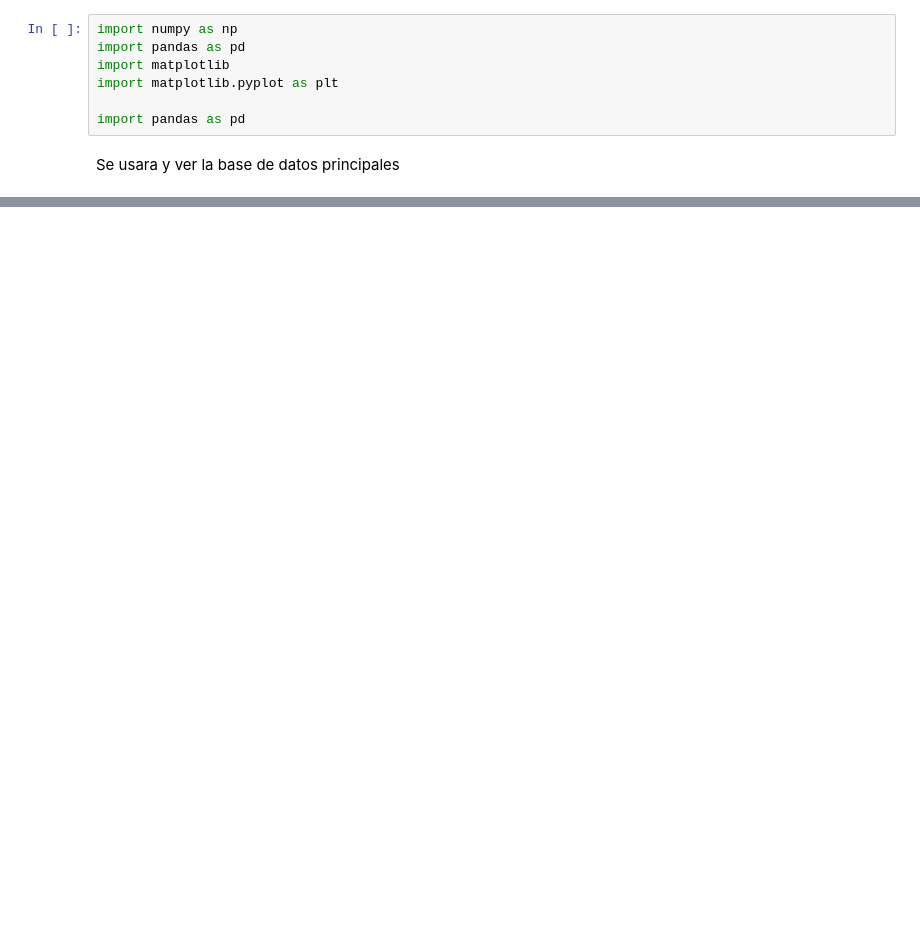
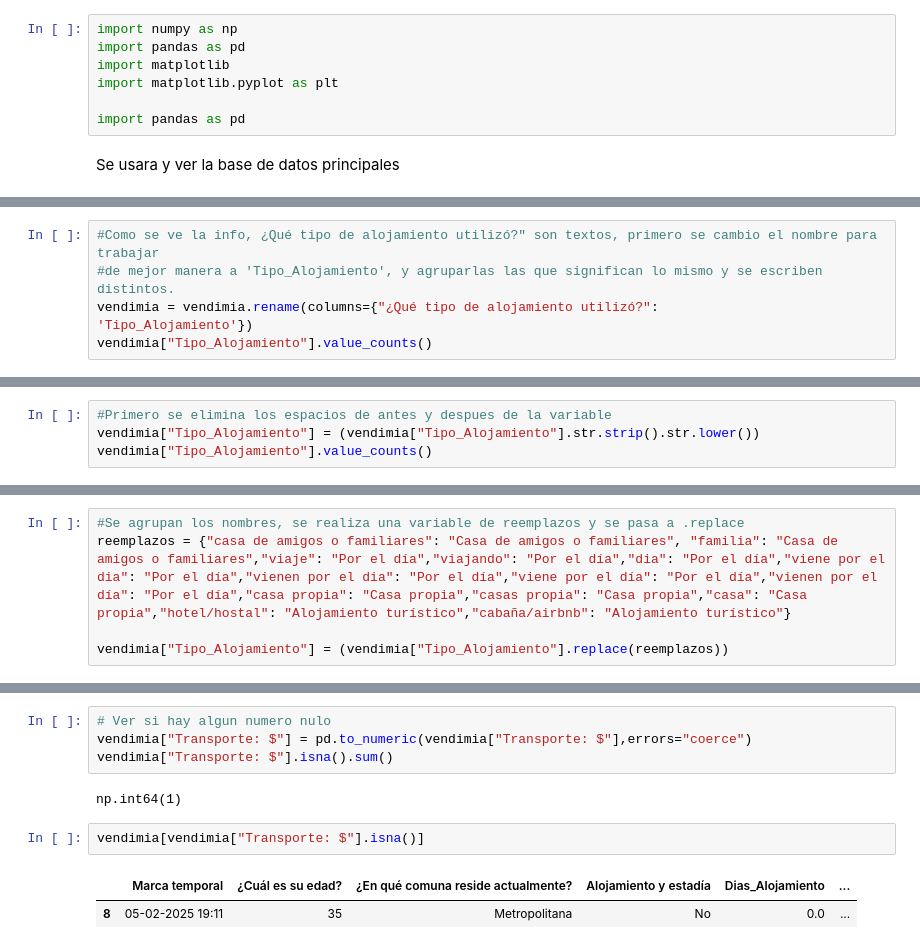
Before and after one commit to hmfc2/Proyect-EDA, a Jupyter notebook: Proyecto Capstone/EDA_encuesta_vendimia.ipynb, the cells around one changed output, grey strips where cells are left out. Drawn from its saved outputs; the diff is of its cells as text; blank space fills up the shorter version.

```diff
--- a/Proyecto Capstone/EDA_encuesta_vendimia.ipynb
+++ b/Proyecto Capstone/EDA_encuesta_vendimia.ipynb
@@ -458,0 +257,6 @@ print ("startup")
+# %%
+#Como se ve la info, ¿Qué tipo de alojamiento utilizó?" son textos, primero se cambio el nombre para trabajar
+#de mejor manera a 'Tipo_Alojamiento', y agruparlas las que significan lo mismo y se escriben distintos.
+vendimia = vendimia.rename(columns={"¿Qué tipo de alojamiento utilizó?":
+'Tipo_Alojamiento'})
+vendimia["Tipo_Alojamiento"].value_counts()
@@ -458,0 +283,4 @@ print ("startup")
+# %%
+#Primero se elimina los espacios de antes y despues de la variable
+vendimia["Tipo_Alojamiento"] = (vendimia["Tipo_Alojamiento"].str.strip().str.lower())
+vendimia["Tipo_Alojamiento"].value_counts()
@@ -458,0 +303,5 @@ print ("startup")
+# %%
+#Se agrupan los nombres, se realiza una variable de reemplazos y se pasa a .replace
+reemplazos = {"casa de amigos o familiares": "Casa de amigos o familiares", "familia": "Casa de amigos o familiares","viaje": "Por el día","viajando": "Por el día","dia": "Por el día","viene por el dia": "Por el día","vienen por el dia": "Por el día","viene por el día": "Por el día","vienen por el día": "Por el día","casa propia": "Casa propia","casas propia": "Casa propia","casa": "Casa propia","hotel/hostal": "Alojamiento turístico","cabaña/airbnb": "Alojamiento turístico"}
+
+vendimia["Tipo_Alojamiento"] = (vendimia["Tipo_Alojamiento"].replace(reemplazos))
@@ -458,0 +346,11 @@ print ("startup")
+# %%
+# Ver si hay algun numero nulo
+vendimia["Transporte: $"] = pd.to_numeric(vendimia["Transporte: $"],errors="coerce")
+vendimia["Transporte: $"].isna().sum()
+# %% [output]
+np.int64(1)
+# %%
+vendimia[vendimia["Transporte: $"].isna()]
+# %% [output]
+|  | Marca temporal | ¿Cuál es su edad? | ¿En qué comuna reside actualmente? | Alojamiento y estadía | Dias_Alojamiento | ... |
+| 8 | 05-02-2025 19:11 | 35 | Metropolitana | No | 0.0 | ... |
```
Also changed, not shown: parts of 56 cells of this notebook, 2 other files.
